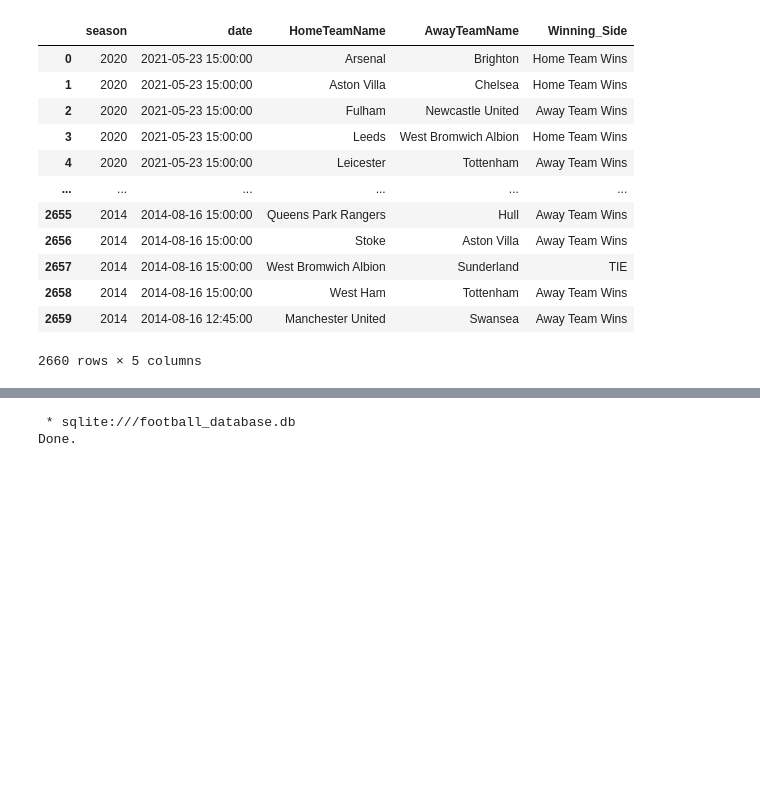
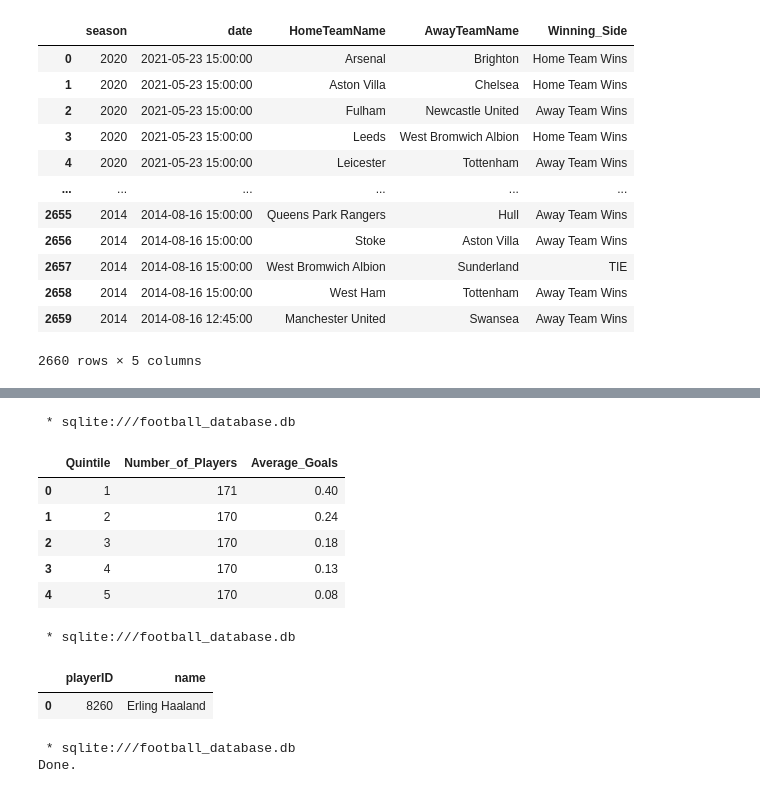
Before and after one commit to Zaki978/European-Soccer-SQL-Data-Project, a Jupyter notebook: EU Football SQL Project.ipynb, the cells around one changed output, grey strips where cells are left out. Saved outputs shown, nothing was run; the diff lists cells and outputs as text; code cells hidden in the pictures; blank space fills up the shorter version.

```diff
--- a/EU Football SQL Project.ipynb
+++ b/EU Football SQL Project.ipynb
@@ -329,3 +364,36 @@ ORDER BY g.date DESC;
+# %%
+%%sql
+-- Calculate the distribution of players across quintiles based on their average goals scored per game
+WITH Quintile_Table AS (SELECT p.name AS Player_Name, ROUND(AVG(app.goals),2) AS Average_Goals, SUM(goals) AS Total_Goals,
+       NTILE(5) OVER (ORDER BY AVG(app.goals) DESC) AS Quintile
+FROM appearances app
+LEFT JOIN players p ON p.playerID = app.playerID
+GROUP BY p.playerID
+HAVING SUM(app.goals) IS NOT NULL and SUM(app.goals) > 10
+ORDER BY Average_Goals DESC)
+
+SELECT Quintile, COUNT(*) AS Number_of_Players, ROUND(AVG(Average_Goals),2) AS Average_Goals
+FROM Quintile_Table
+GROUP BY Quintile
+ORDER BY Quintile;
+# %% [output]
+ * sqlite:///football_database.db
+|  | Quintile | Number_of_Players | Average_Goals |
+| 0 | 1 | 171 | 0.40 |
+| 1 | 2 | 170 | 0.24 |
+| 2 | 3 | 170 | 0.18 |
+| 3 | 4 | 170 | 0.13 |
+| 4 | 5 | 170 | 0.08 |
+# %%
+%%sql
+-- create a query to find Haaland
+SELECT *
+FROM players
+WHERE name LIKE '%Haaland%';
+# %% [output]
+ * sqlite:///football_database.db
+|  | playerID | name |
+| 0 | 8260 | Erling Haaland |
 # %%
 #Rank teams according to the number of games won over all seasons for premier league teams
 
```
Also changed, not shown: parts of 7 cells of this notebook.
